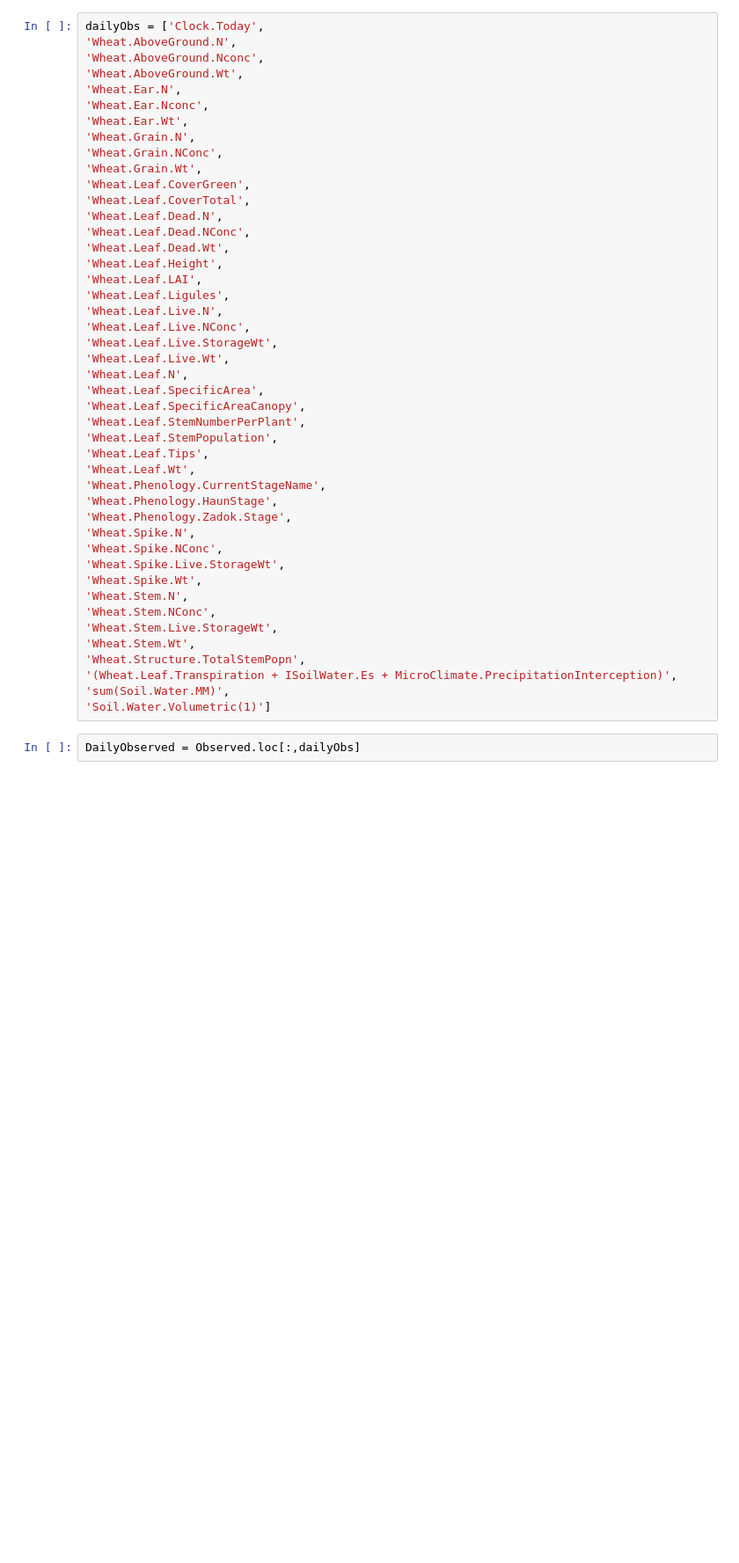
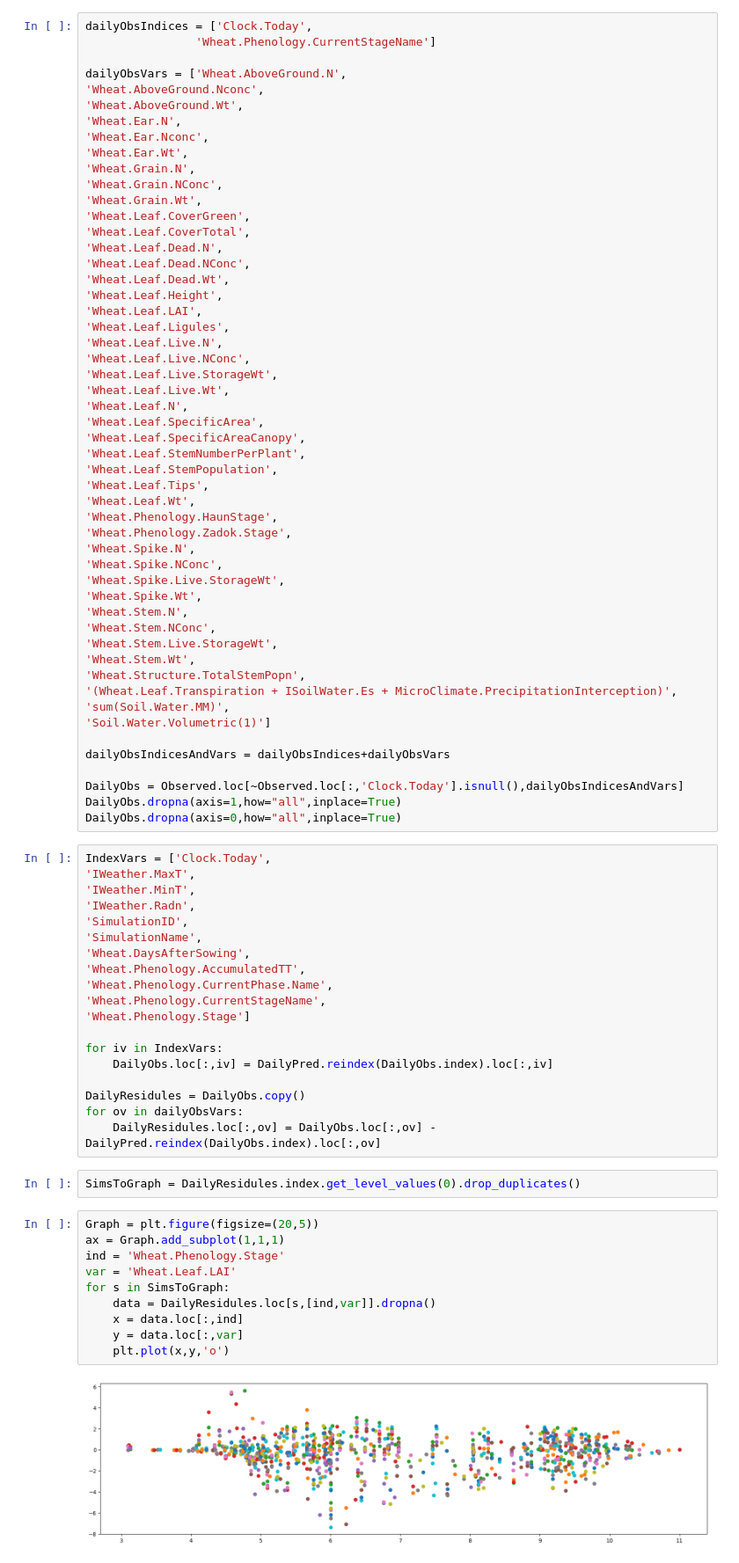
Before and after one commit to HamishBrownPFR/ApsimX, a Jupyter notebook: Prototypes/WheatSimpleLeaf/WheatAnalysis.ipynb, the cells around one changed output. Shown at 88% size. Cells and saved outputs as stored; diff of their text form; blank space fills up the shorter version.

```diff
--- a/Prototypes/WheatSimpleLeaf/WheatAnalysis.ipynb
+++ b/Prototypes/WheatSimpleLeaf/WheatAnalysis.ipynb
@@ -154,6 +153,8 @@ HarvestObs.index = HarvestObs.index.get_level_values(0)
 # %%
-dailyObs = ['Clock.Today',
-'Wheat.AboveGround.N',
+dailyObsIndices = ['Clock.Today',
+                'Wheat.Phenology.CurrentStageName']
+
+dailyObsVars = ['Wheat.AboveGround.N',
 'Wheat.AboveGround.Nconc',
 'Wheat.AboveGround.Wt',
 'Wheat.Ear.N',
@@ -181,7 +182,6 @@ dailyObs = ['Clock.Today',
 'Wheat.Leaf.StemPopulation',
 'Wheat.Leaf.Tips',
 'Wheat.Leaf.Wt',
-'Wheat.Phenology.CurrentStageName',
 'Wheat.Phenology.HaunStage',
 'Wheat.Phenology.Zadok.Stage',
 'Wheat.Spike.N',
@@ -196,5 +196,42 @@ dailyObs = ['Clock.Today',
 '(Wheat.Leaf.Transpiration + ISoilWater.Es + MicroClimate.PrecipitationInterception)',
 'sum(Soil.Water.MM)',
 'Soil.Water.Volumetric(1)']
+
+dailyObsIndicesAndVars = dailyObsIndices+dailyObsVars
+
+DailyObs = Observed.loc[~Observed.loc[:,'Clock.Today'].isnull(),dailyObsIndicesAndVars]
+DailyObs.dropna(axis=1,how="all",inplace=True)
+DailyObs.dropna(axis=0,how="all",inplace=True)
+# %%
+IndexVars = ['Clock.Today',
+'IWeather.MaxT',
+'IWeather.MinT',
+'IWeather.Radn',
+'SimulationID',
+'SimulationName',
+'Wheat.DaysAfterSowing',
+'Wheat.Phenology.AccumulatedTT',
+'Wheat.Phenology.CurrentPhase.Name',
+'Wheat.Phenology.CurrentStageName',
+'Wheat.Phenology.Stage']
+
+for iv in IndexVars:
+    DailyObs.loc[:,iv] = DailyPred.reindex(DailyObs.index).loc[:,iv]
+
+DailyResidules = DailyObs.copy()
+for ov in dailyObsVars:
+    DailyResidules.loc[:,ov] = DailyObs.loc[:,ov] - DailyPred.reindex(DailyObs.index).loc[:,ov]
+# %%
+SimsToGraph = DailyResidules.index.get_level_values(0).drop_duplicates()
 # %%
-DailyObserved = Observed.loc[:,dailyObs]
+Graph = plt.figure(figsize=(20,5))
+ax = Graph.add_subplot(1,1,1)
+ind = 'Wheat.Phenology.Stage'
+var = 'Wheat.Leaf.LAI'
+for s in SimsToGraph:
+    data = DailyResidules.loc[s,[ind,var]].dropna()
+    x = data.loc[:,ind]
+    y = data.loc[:,var]
+    plt.plot(x,y,'o')
+# %% [output]
+[figure, added]
```
Also changed, not shown: parts of 13 cells of this notebook, 3 other files.
